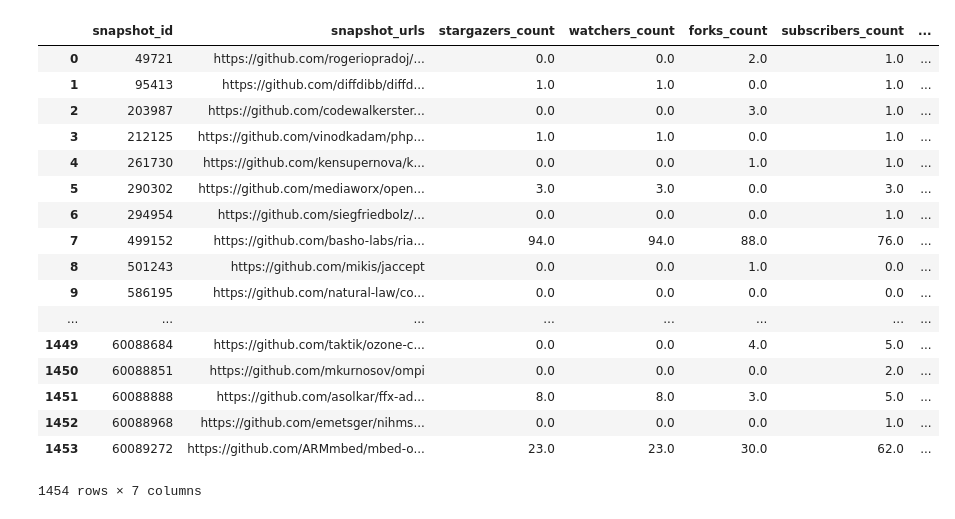
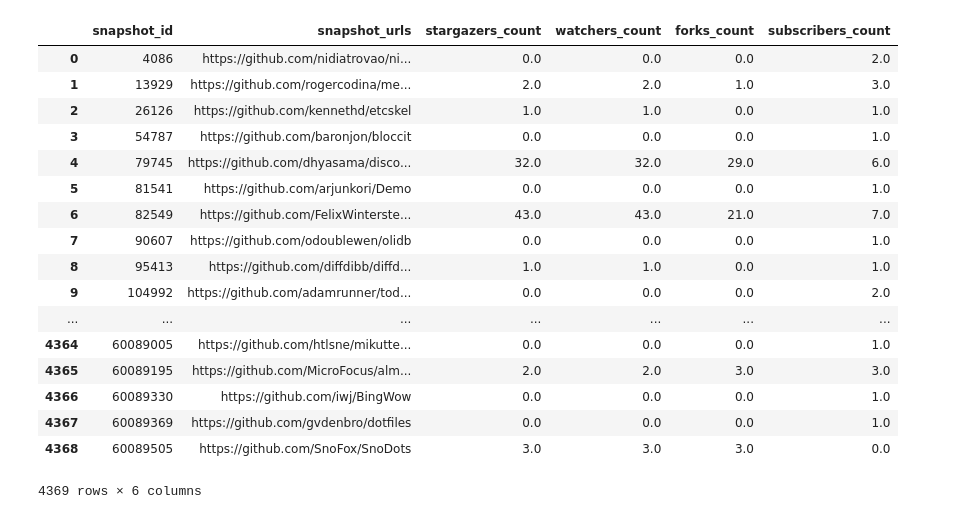
Before and after one commit to nghiahhnguyen/SWHGD, a Jupyter notebook: Metric Calculation Test 1.ipynb, the cells around one changed output. Saved outputs shown, nothing was run; the diff lists cells and outputs as text; code cells hidden in the pictures.

```diff
--- a/Metric Calculation Test 1.ipynb
+++ b/Metric Calculation Test 1.ipynb
@@ -2,4 +2,6 @@
 import numpy as np
 import pandas as pd
 import matplotlib.pyplot as plt
-import seaborn as sb
+import seaborn as sbs
+
+number_of_indexes = [519, 1100, 560, 1200, 521, 1100]
@@ -76,0 +16,9 @@ randomSnapshotFull
+# %%
+random_snapshot_table = pd.DataFrame()
+random_snapshot_table.head()
+for i in range(0,6):
+    random_snap_tmp_table = pd.read_csv('/var/lib/neo4j/import/random_snapshot_part_0' + str(i) + '.csv', nrows=number_of_indexes[i], header=None)
+    random_snapshot_table = random_snapshot_table.append(random_snap_tmp_table, ignore_index=True)
+
+random_snapshot_table.columns = ["snapshot_id"]
+random_snapshot_table
@@ -77,22 +44,22 @@ randomSnapshotFull
 # %%
-randomSamples = pd.merge(randomSnapshotFull, cycleTime, sort=True).drop_duplicates()
-randomSamples
+fivek_snapshot_table = pd.merge(randomSnapshotFull, random_snapshot_table, sort=True).drop_duplicates()
+fivek_snapshot_table
 # %% [output]
-|  | snapshot_id | snapshot_urls | stargazers_count | watchers_count | forks_count | subscribers_count | ... |
-| 0 | 49721 | https://github.com/rogeriopradoj/... | 0.0 | 0.0 | 2.0 | 1.0 | ... |
-| 1 | 95413 | https://github.com/diffdibb/diffd... | 1.0 | 1.0 | 0.0 | 1.0 | ... |
-| 2 | 203987 | https://github.com/codewalkerster... | 0.0 | 0.0 | 3.0 | 1.0 | ... |
-| 3 | 212125 | https://github.com/vinodkadam/php... | 1.0 | 1.0 | 0.0 | 1.0 | ... |
-| 4 | 261730 | https://github.com/kensupernova/k... | 0.0 | 0.0 | 1.0 | 1.0 | ... |
-| 5 | 290302 | https://github.com/mediaworx/open... | 3.0 | 3.0 | 0.0 | 3.0 | ... |
-| 6 | 294954 | https://github.com/siegfriedbolz/... | 0.0 | 0.0 | 0.0 | 1.0 | ... |
-| 7 | 499152 | https://github.com/basho-labs/ria... | 94.0 | 94.0 | 88.0 | 76.0 | ... |
-| 8 | 501243 | https://github.com/mikis/jaccept | 0.0 | 0.0 | 1.0 | 0.0 | ... |
-| 9 | 586195 | https://github.com/natural-law/co... | 0.0 | 0.0 | 0.0 | 0.0 | ... |
-| ... | ... | ... | ... | ... | ... | ... | ... |
-| 1449 | 60088684 | https://github.com/taktik/ozone-c... | 0.0 | 0.0 | 4.0 | 5.0 | ... |
-| 1450 | 60088851 | https://github.com/mkurnosov/ompi | 0.0 | 0.0 | 0.0 | 2.0 | ... |
-| 1451 | 60088888 | https://github.com/asolkar/ffx-ad... | 8.0 | 8.0 | 3.0 | 5.0 | ... |
-| 1452 | 60088968 | https://github.com/emetsger/nihms... | 0.0 | 0.0 | 0.0 | 1.0 | ... |
-| 1453 | 60089272 | https://github.com/ARMmbed/mbed-o... | 23.0 | 23.0 | 30.0 | 62.0 | ... |
+|  | snapshot_id | snapshot_urls | stargazers_count | watchers_count | forks_count | subscribers_count |
+| 0 | 4086 | https://github.com/nidiatrovao/ni... | 0.0 | 0.0 | 0.0 | 2.0 |
+| 1 | 13929 | https://github.com/rogercodina/me... | 2.0 | 2.0 | 1.0 | 3.0 |
+| 2 | 26126 | https://github.com/kennethd/etcskel | 1.0 | 1.0 | 0.0 | 1.0 |
+| 3 | 54787 | https://github.com/baronjon/bloccit | 0.0 | 0.0 | 0.0 | 1.0 |
+| 4 | 79745 | https://github.com/dhyasama/disco... | 32.0 | 32.0 | 29.0 | 6.0 |
+| 5 | 81541 | https://github.com/arjunkori/Demo | 0.0 | 0.0 | 0.0 | 1.0 |
+| 6 | 82549 | https://github.com/FelixWinterste... | 43.0 | 43.0 | 21.0 | 7.0 |
+| 7 | 90607 | https://github.com/odoublewen/olidb | 0.0 | 0.0 | 0.0 | 1.0 |
+| 8 | 95413 | https://github.com/diffdibb/diffd... | 1.0 | 1.0 | 0.0 | 1.0 |
+| 9 | 104992 | https://github.com/adamrunner/tod... | 0.0 | 0.0 | 0.0 | 2.0 |
+| ... | ... | ... | ... | ... | ... | ... |
+| 4364 | 60089005 | https://github.com/htlsne/mikutte... | 0.0 | 0.0 | 0.0 | 1.0 |
+| 4365 | 60089195 | https://github.com/MicroFocus/alm... | 2.0 | 2.0 | 3.0 | 3.0 |
+| 4366 | 60089330 | https://github.com/iwj/BingWow | 0.0 | 0.0 | 0.0 | 1.0 |
+| 4367 | 60089369 | https://github.com/gvdenbro/dotfiles | 0.0 | 0.0 | 0.0 | 1.0 |
+| 4368 | 60089505 | https://github.com/SnoFox/SnoDots | 3.0 | 3.0 | 3.0 | 0.0 |
-1454 rows × 7 columns
+4369 rows × 6 columns
```
Also changed, not shown: parts of 8 cells of this notebook, 5 other files.
